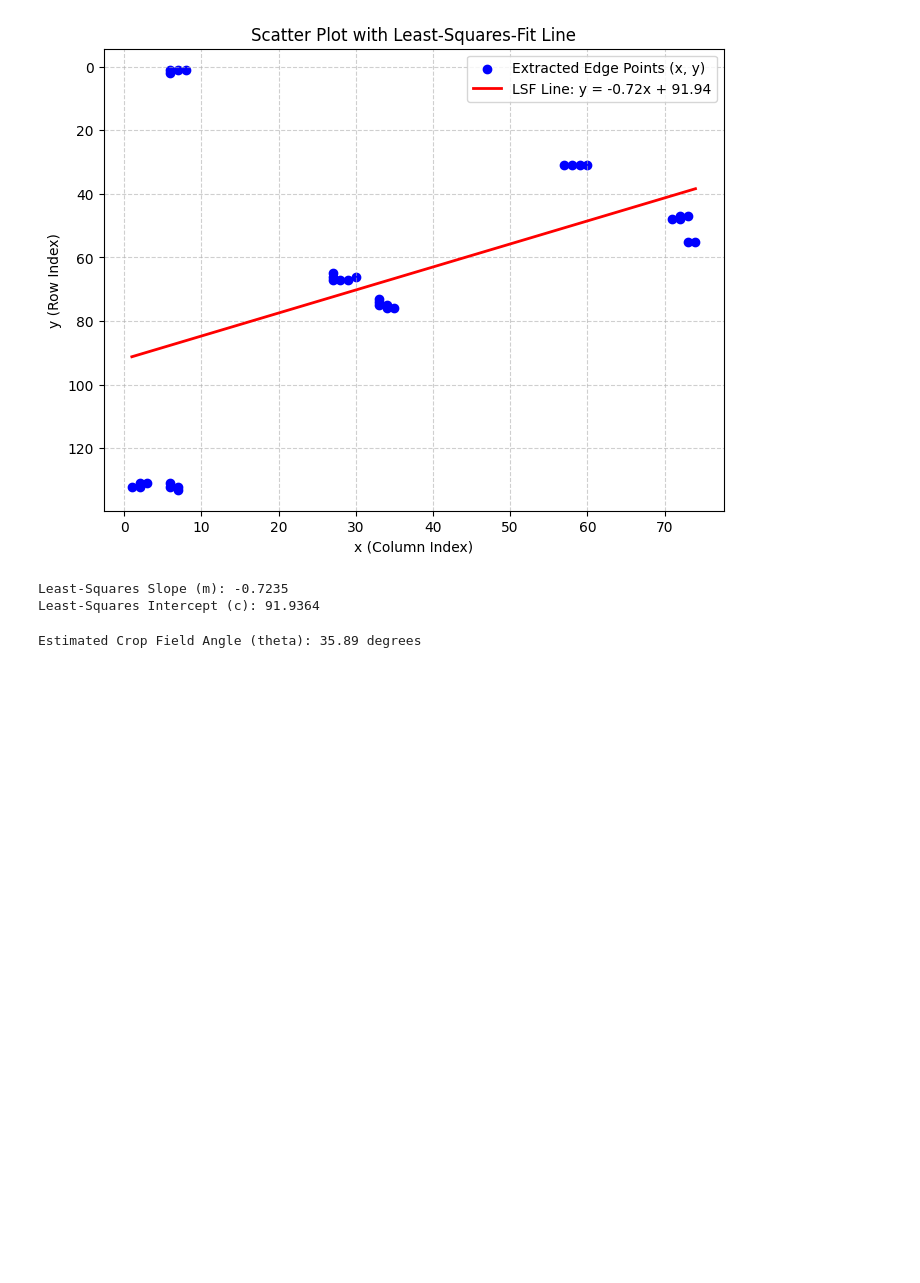
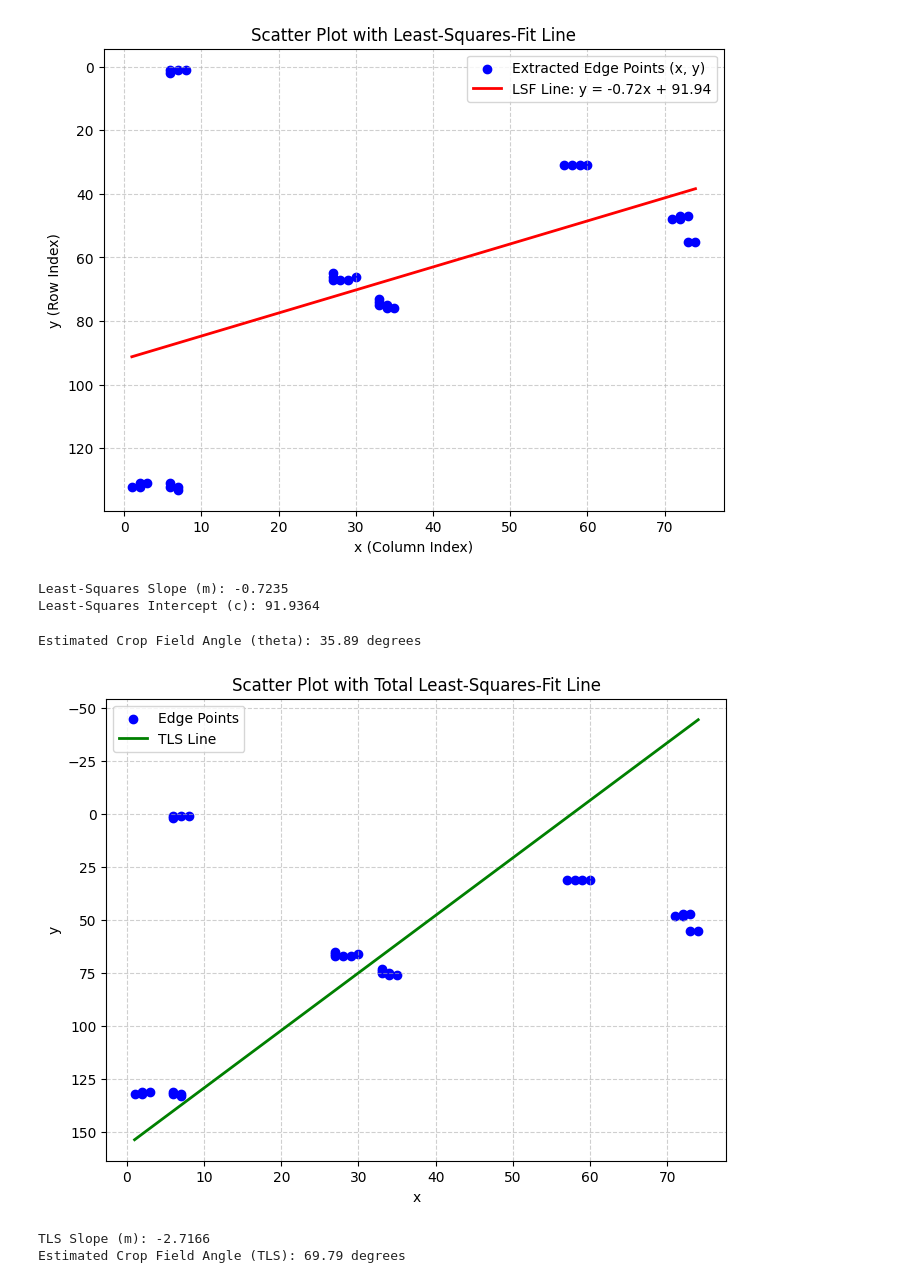
Before and after one commit to Kaushalyasamantha/ET3112_Assignment_02, a Jupyter notebook: D_ENG_24_0154_EE.ipynb, the cells around one changed output. Drawn from its saved outputs; the diff is of its cells as text; code cells hidden in the pictures; blank space fills up the shorter version.

Commit message:
"Question 6: Total Least-Squares-Fit (TLS) ,Question 7: Calculate Angle"

```diff
--- a/D_ENG_24_0154_EE.ipynb
+++ b/D_ENG_24_0154_EE.ipynb
@@ -86,3 +86,58 @@ estimated_theta = abs(theta_deg)
 print(f"Estimated Crop Field Angle (theta): {estimated_theta:.2f} degrees")
 # %% [output]
 Estimated Crop Field Angle (theta): 35.89 degrees
+# %%
+import numpy as np
+import matplotlib.pyplot as plt
+
+# --- Question 6: Total Least-Squares-Fit (TLS) ---
+
+# 1. Center the data by subtracting the mean
+x_mean = np.mean(x)
+y_mean = np.mean(y)
+x_centered = x - x_mean
+y_centered = y - y_mean
+
+# 2. Arrange centered data into a matrix
+data = np.vstack((x_centered, y_centered)).T
+
+# 3. Perform Singular Value Decomposition (SVD)
+# The right singular vector corresponding to the smallest singular value
+# gives the normal to the best-fit line.
+_, _, vh = np.linalg.svd(data)
+normal_vector = vh[-1, :] # Last row of V transpose
+
+# 4. Extract line parameters from the normal vector (a*x + b*y + d = 0)
+a, b = normal_vector
+# The slope m = -a/b
+slope_tls = -a / b
+# The line passes through the mean (x_mean, y_mean)
+intercept_tls = y_mean - slope_tls * x_mean
+
+# 5. Generate points for plotting
+x_fit_tls = np.array([min(x), max(x)])
+y_fit_tls = slope_tls * x_fit_tls + intercept_tls
+
+# --- Plotting the result ---
+plt.figure(figsize=(8, 6))
+plt.scatter(x, y, color='blue', label='Edge Points')
+plt.plot(x_fit_tls, y_fit_tls, color='green', linewidth=2, label='TLS Line')
+plt.title('Scatter Plot with Total Least-Squares-Fit Line')
+plt.xlabel('x')
+plt.ylabel('y')
+plt.gca().invert_yaxis()
+plt.legend()
+plt.grid(True, linestyle='--', alpha=0.6)
+plt.show()
+
+# --- Question 7: Calculate Angle ---
+import math
+theta_tls_rad = math.atan(slope_tls)
+theta_tls_deg = abs(math.degrees(theta_tls_rad))
+
+print(f"TLS Slope (m): {slope_tls:.4f}")
+print(f"Estimated Crop Field Angle (TLS): {theta_tls_deg:.2f} degrees")
+# %% [output]
+[figure, added]
+TLS Slope (m): -2.7166
+Estimated Crop Field Angle (TLS): 69.79 degrees
```
